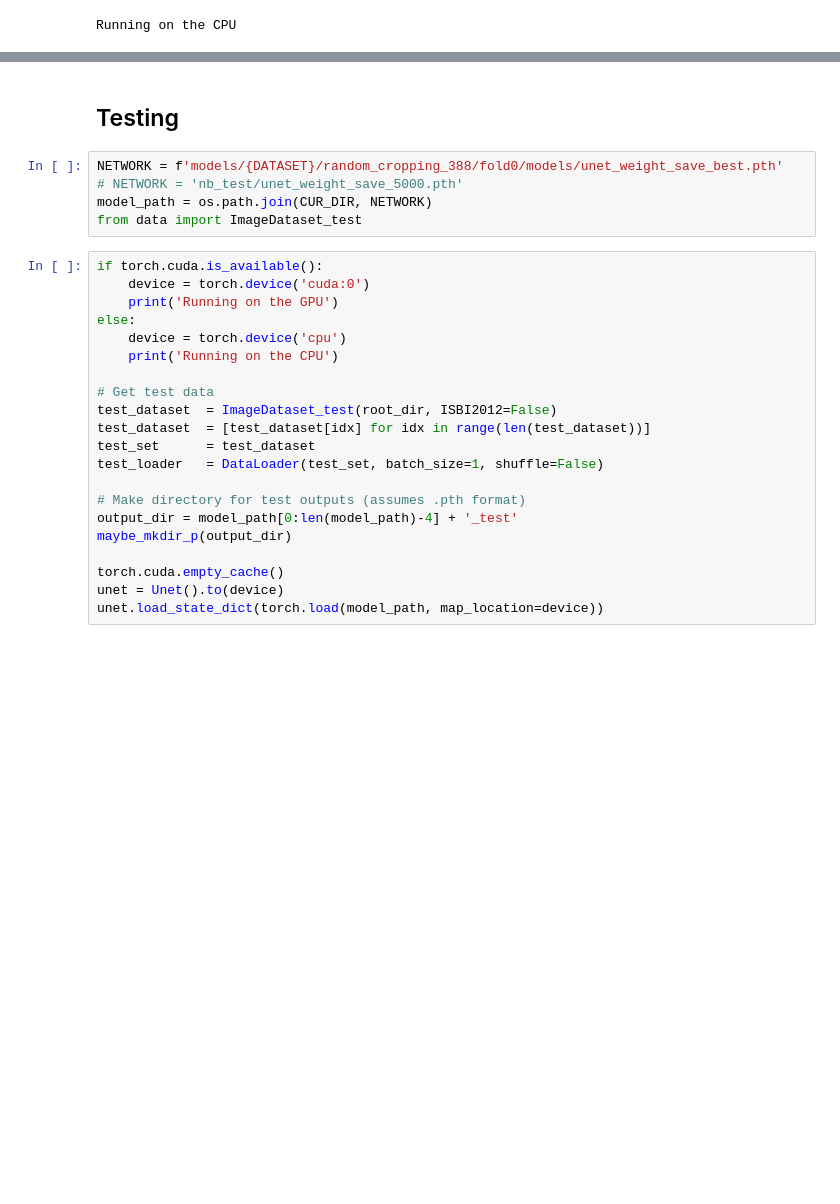
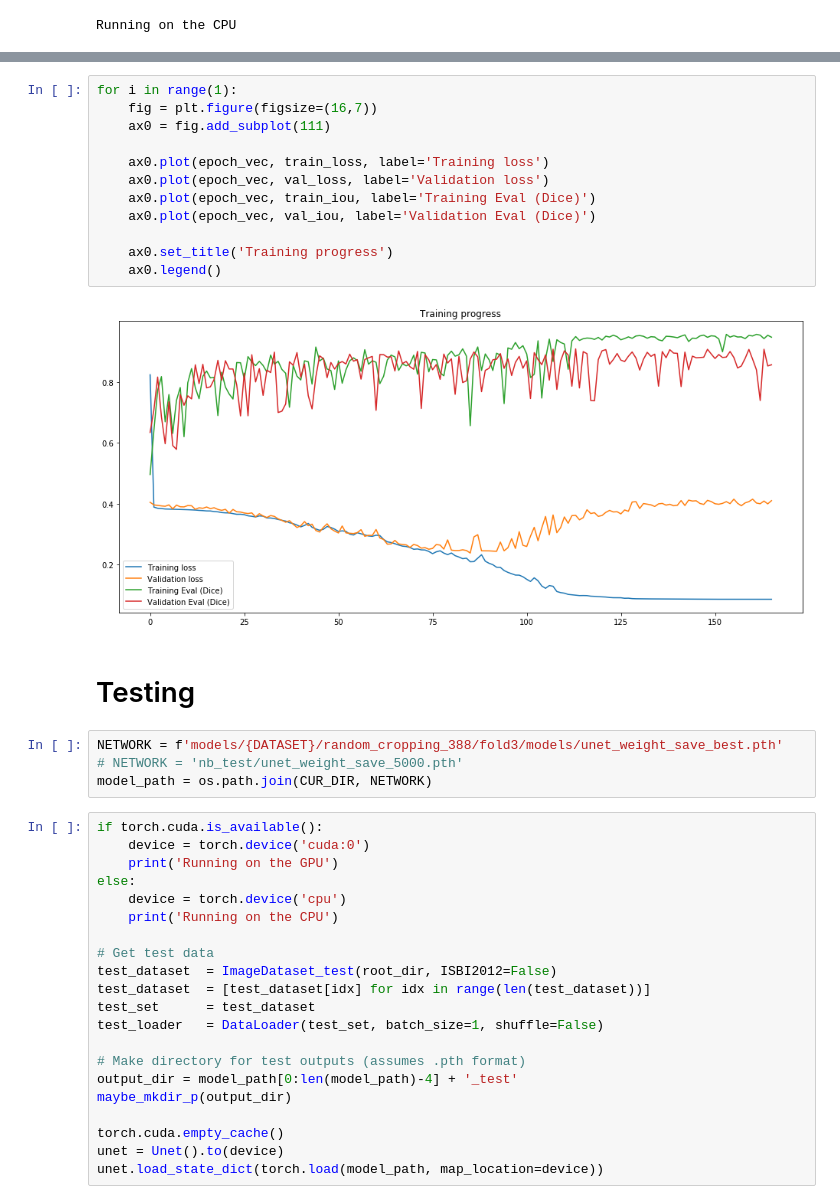
Before and after one commit to nsirons/DL-unet, a Jupyter notebook: main.ipynb, the cells around one changed output, grey strips where cells are left out. Cells and saved outputs as stored; diff of their text form; blank space fills up the shorter version.

```diff
--- a/main.ipynb
+++ b/main.ipynb
@@ -477,10 +501,23 @@ for i in range(1):
+# %%
+for i in range(1):
+    fig = plt.figure(figsize=(16,7))
+    ax0 = fig.add_subplot(111)
+
+    ax0.plot(epoch_vec, train_loss, label='Training loss')
+    ax0.plot(epoch_vec, val_loss, label='Validation loss')
+    ax0.plot(epoch_vec, train_iou, label='Training Eval (Dice)')
+    ax0.plot(epoch_vec, val_iou, label='Validation Eval (Dice)')
+
+    ax0.set_title('Training progress')
+    ax0.legend()
+# %% [output]
+[figure, added]
 # %% [markdown]
-## Testing
+# Testing
 # %%
-NETWORK = f'models/{DATASET}/random_cropping_388/fold0/models/unet_weight_save_best.pth'
+NETWORK = f'models/{DATASET}/random_cropping_388/fold3/models/unet_weight_save_best.pth'
 # NETWORK = 'nb_test/unet_weight_save_5000.pth'
 model_path = os.path.join(CUR_DIR, NETWORK)
-from data import ImageDataset_test
 # %%
 if torch.cuda.is_available():
     device = torch.device('cuda:0')
```
Also changed, not shown: parts of 21 cells of this notebook.
